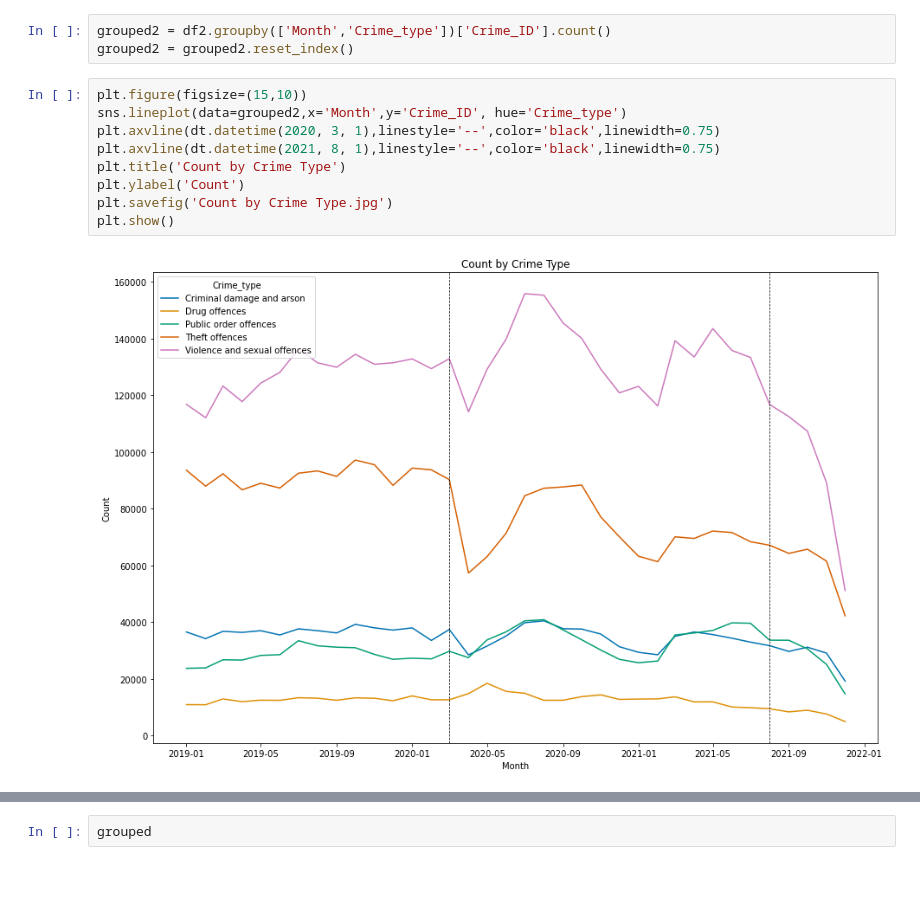
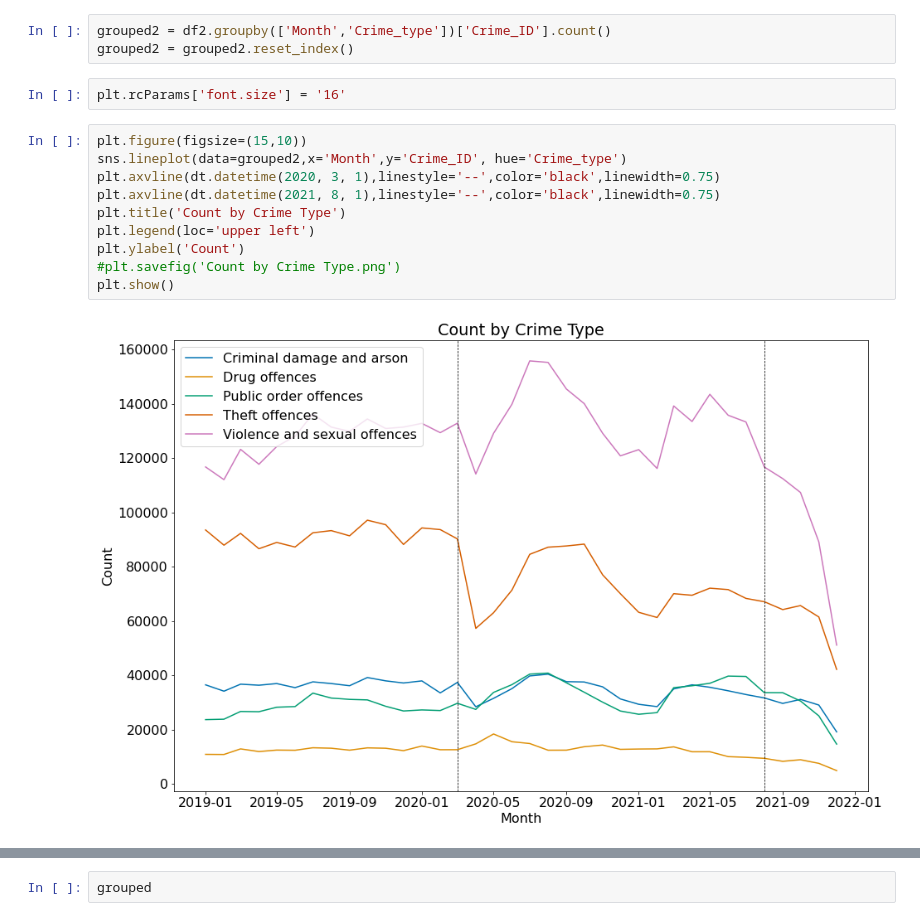
Before and after one commit to elliot-linsey/QMUL, a Jupyter notebook: EOY Project/Untitled Folder/ARIMA-Copy1.ipynb, the cells around one changed output, grey strips where cells are left out. Saved outputs shown, nothing was run; the diff lists cells and outputs as text; blank space fills up the shorter version.

```diff
--- a/EOY Project/Untitled Folder/ARIMA-Copy1.ipynb
+++ b/EOY Project/Untitled Folder/ARIMA-Copy1.ipynb
@@ -41,17 +41,20 @@ grouped = grouped.reset_index()
 # %%
 grouped2 = df2.groupby(['Month','Crime_type'])['Crime_ID'].count()
 grouped2 = grouped2.reset_index()
+# %%
+plt.rcParams['font.size'] = '16'
 # %%
 plt.figure(figsize=(15,10))
 sns.lineplot(data=grouped2,x='Month',y='Crime_ID', hue='Crime_type')
 plt.axvline(dt.datetime(2020, 3, 1),linestyle='--',color='black',linewidth=0.75)
 plt.axvline(dt.datetime(2021, 8, 1),linestyle='--',color='black',linewidth=0.75)
 plt.title('Count by Crime Type')
+plt.legend(loc='upper left')
 plt.ylabel('Count')
-plt.savefig('Count by Crime Type.jpg')
+#plt.savefig('Count by Crime Type.png')
 plt.show()
 # %% [output]
-[figure, old version]
+[figure, new version]
 # %%
 plt.figure(figsize=(15,10))
 sns.lineplot(data=grouped,x='Month',y='Crime_ID', hue='Crime_type')
```
Also changed, not shown: parts of 5 cells of this notebook, 13 other files.
